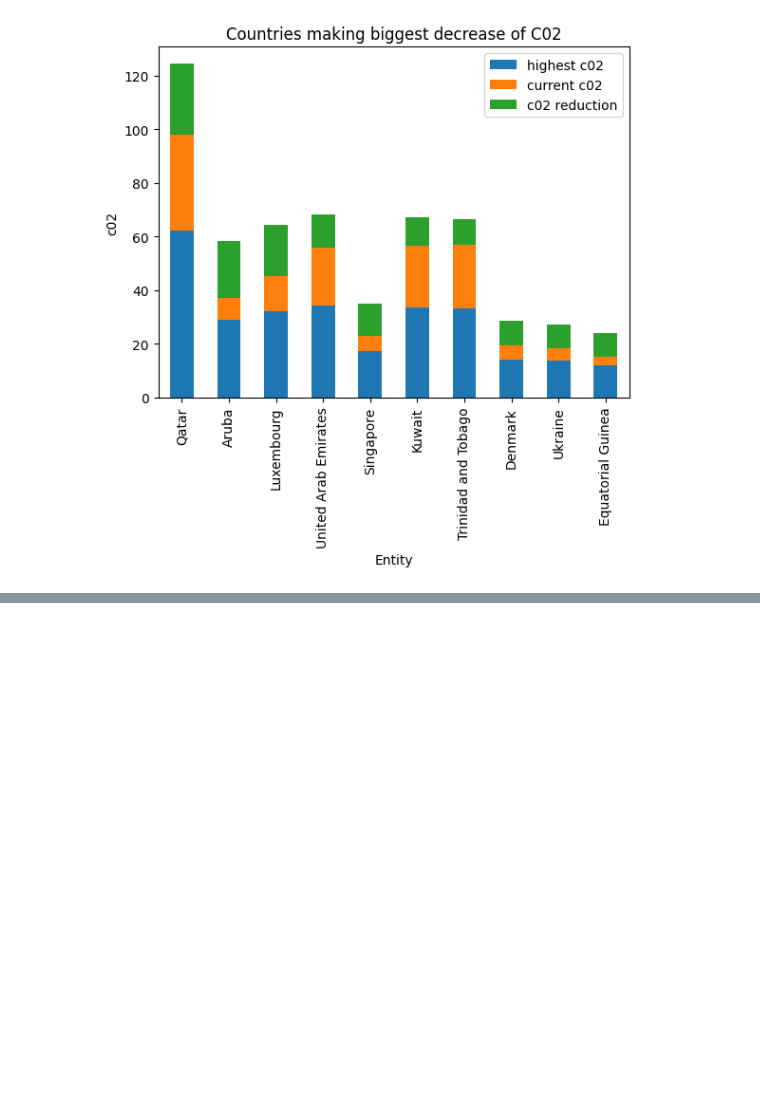
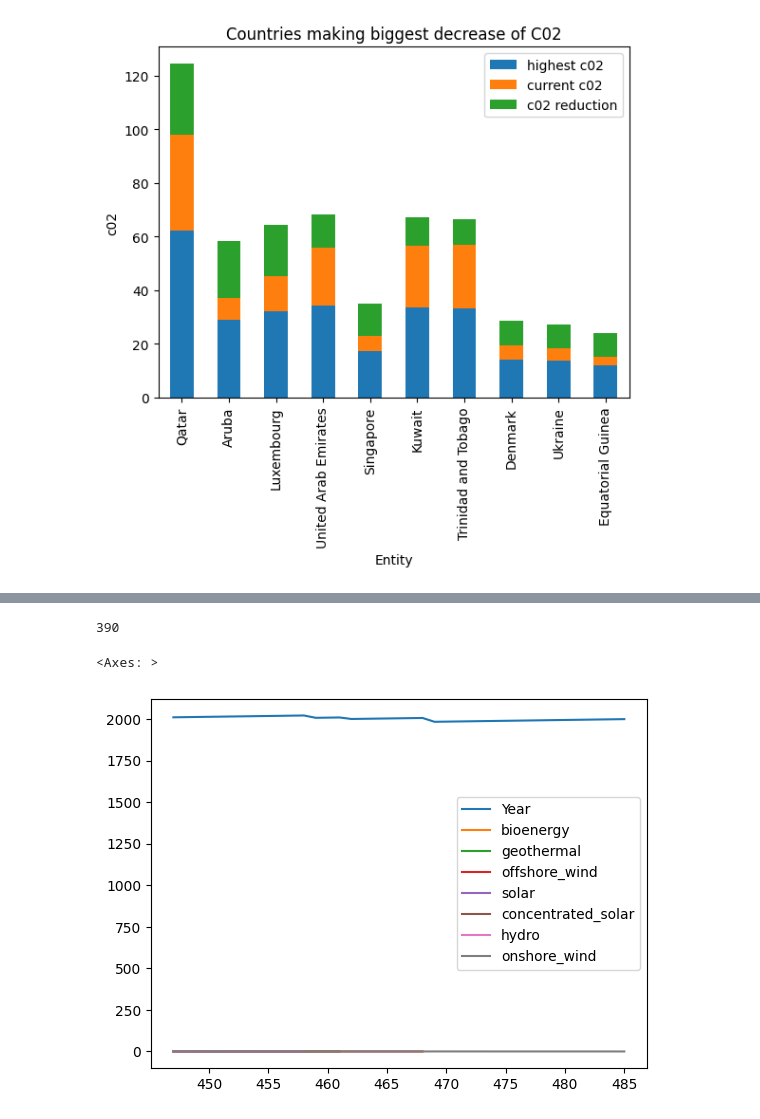
Before and after one commit to ayuksekdag/winacademy_python_dna, a Jupyter notebook: final_assignment/final_co2Project.ipynb, the cells around one changed output, grey strips where cells are left out. Saved outputs shown, nothing was run; the diff lists cells and outputs as text; code cells hidden in the pictures; blank space fills up the shorter version.

```diff
--- a/final_assignment/final_co2Project.ipynb
+++ b/final_assignment/final_co2Project.ipynb
@@ -27,7 +27,7 @@ import matplotlib.pyplot as plt
 # %%
 co2_cap = pd.read_csv('https://raw.githubusercontent.com/ayuksekdag/winacademy_python_dna/main/final_assignment/co2-per-capita-marimekko.csv')
 gdp_cap = pd.read_csv('https://raw.githubusercontent.com/ayuksekdag/winacademy_python_dna/main/final_assignment/gdp-per-capita-worldbank.csv')
-engy_cap = pd.read_csv('https://raw.githubusercontent.com/ayuksekdag/winacademy_python_dna/main/final_assignment/per-capita-energy-use.csv')
+cost_engy = pd.read_csv('https://raw.githubusercontent.com/ayuksekdag/winacademy_python_dna/main/final_assignment/levelized-cost-of-energy.csv')
 # %%
 # co2_cap.head(3)
 # gdp_cap.head(3)
@@ -209,0 +214,11 @@ entity_max_c02_and_max_year_c02 = entity_max_c02_and_max_year_c02.rename(columns
+# %%
+cost_engy.rename(columns={'Bioenergy levelized cost of energy': 'bioenergy',
+                        'Geothermal levelized cost of energy':'geothermal',
+                        'Offshore wind levelized cost of energy':'offshore_wind',
+                        'Solar photovoltaic levelized cost of energy':'solar',
+                        'Concentrated solar power levelized cost of energy':'concentrated_solar',
+                        'Hydropower levelized cost of energy':'hydro',
+                        'Onshore wind levelized cost of energy':'onshore_wind'
+                        }, inplace=True)
+
+cost_engy.dtypes
@@ -209,0 +237,10 @@ entity_max_c02_and_max_year_c02 = entity_max_c02_and_max_year_c02.rename(columns
+# %%
+df = cost_engy[cost_engy.Entity.isin(['World'])]
+# %% [output]
+390
+# %%
+(df.plot()
+)
+# %% [output]
+<Axes: >
+[figure, added]
```
Also changed, not shown: parts of 15 cells of this notebook.
